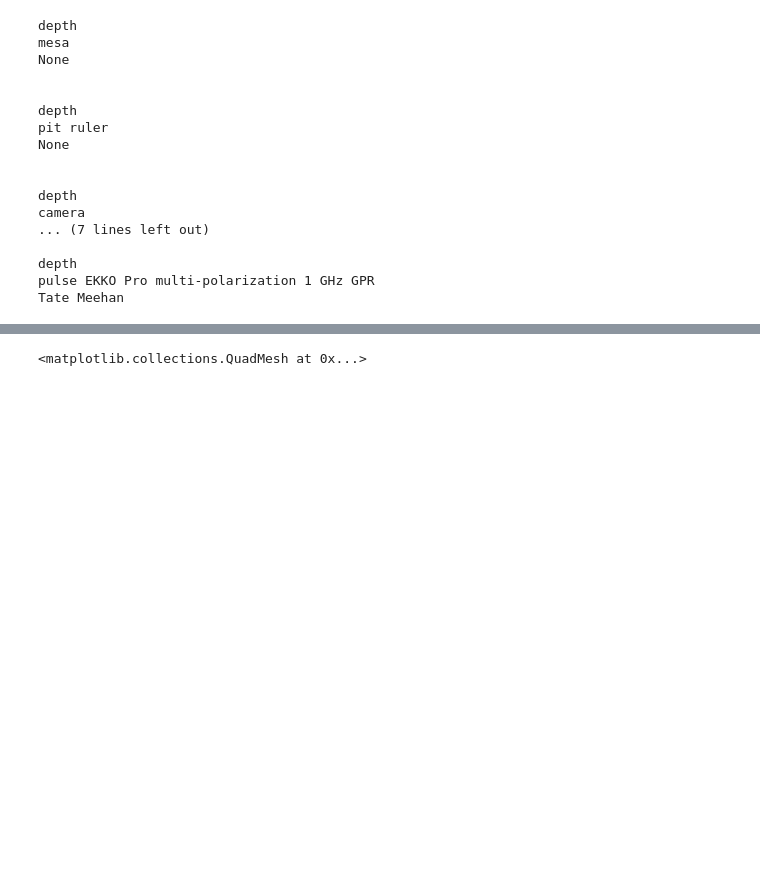
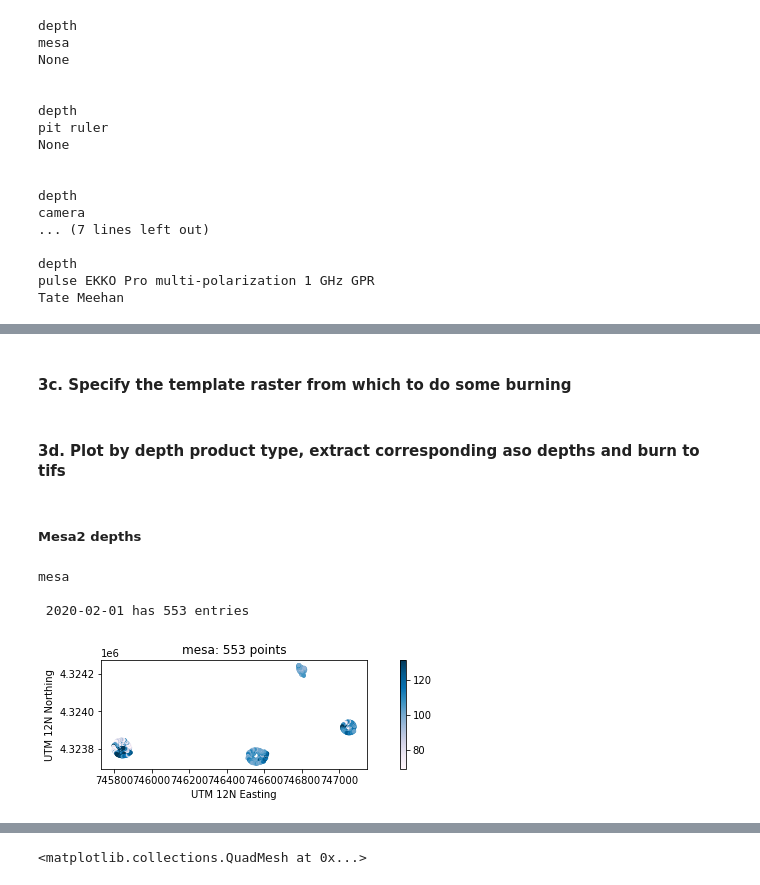
Before and after one commit to snowex-hackweek/integration_station, a Jupyter notebook: contributors/michelle/depths_and_dems.ipynb, the cells around one changed output, grey strips where cells are left out. Cells and saved outputs as stored; diff of their text form; code cells hidden in the pictures; blank space fills up the shorter version.

```diff
--- a/contributors/michelle/depths_and_dems.ipynb
+++ b/contributors/michelle/depths_and_dems.ipynb
@@ -326,16 +191,0 @@ from rasterio import features
-# %%
-template_fn="./ASO_GrandMesa_dems_2020Feb1-2/ASO_GrandMesa_Mosaic_2020Feb1-2_dtmvf_mos_3m.tif"
-out_fn="test.tif"
-
-f=rio.open(template_fn)
-meta = f.meta.copy()
-meta.update(compress='lzw')
-
-with rio.open(out_fn, 'w+', **meta) as out:
-    out_arr = out.read(1)
-
-    # this is where we create a generator of geom, value pairs to use in rasterizing
-    shapes = ((geom,value) for geom, value in zip(magnadf.geometry, magnadf.value))
-
-    burned = features.rasterize(shapes=shapes, fill=0, out=out_arr, transform=out.transform)
-    out.write_band(1, burned)
@@ -369,0 +293,2 @@ aso_sd_2020.plot(vmin=0, vmax=1.5)
+# %% [markdown]
+#### 3c. Specify the template raster from which to do some burning
@@ -369,0 +297,26 @@ aso_sd_2020.plot(vmin=0, vmax=1.5)
+# %% [markdown]
+#### 3d. Plot by depth product type, extract corresponding aso depths and burn to tifs
+# %% [markdown]
+##### Mesa2 depths
+# %%
+instrument='mesa'
+
+df=grabngo(PointData, 'depth', instrument, timestamp,
+           session, engine, get_df=True)
+
+quickplot(df, figsize=(12, 2), colname='value',
+          vmin=np.percentile(df['value'], 5),
+          vmax=np.percentile(df['value'], 95),
+         )
+
+check_entrydates(df)
+
+# Burn to file
+out_fn=f'{instrument}_depths_{timestamp}.tif'
+gdf=df
+burn_baby_burn(template_fn, out_fn, gdf)
+# %% [output]
+mesa
+
+ 2020-02-01 has 553 entries
+[figure, added]
```
Also changed, not shown: parts of 71 cells of this notebook.
